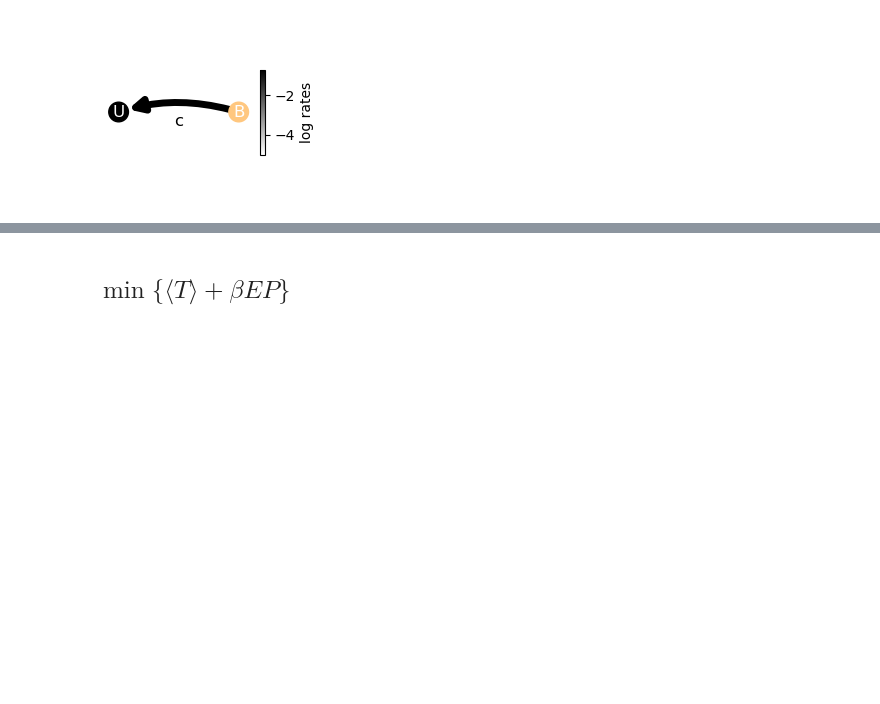
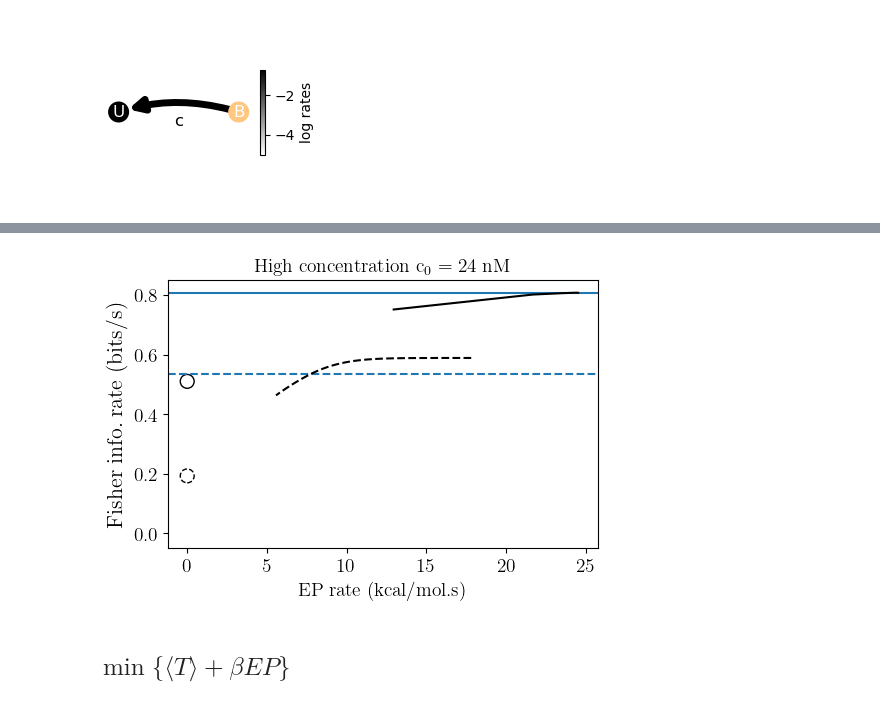
Before and after one commit to ta-rekt/LLROpt.jl, a Jupyter notebook: dev.ipynb, the cells around one changed output, grey strips where cells are left out. Cells and saved outputs as stored; diff of their text form; code cells hidden in the pictures; blank space fills up the shorter version.

```diff
--- a/dev.ipynb
+++ b/dev.ipynb
@@ -1478,0 +1473,82 @@ ax.legend(fontsize=14, loc='lower right')
+# %%
+dirname_full = "20250527/1bs-fir-epr-c0"
+dirname_acc = "20250528/fir-epr-hic"
+
+nedgess = [7, 8]
+figsize = (5,3.5)
+ks = [64, 64]
+# bounds = [[1,6], [2,30]]
+bounds = [[0,4], [2,32]]
+RS = 300*1.987 / 1000
+dirs = [dirname_full, dirname_acc]
+whichfs = ["full", "acc"]
+whichas = ["spec", "spec"]
+colors = ["black", "black"]
+labels=["$\max\{\dot{\cal F}(c_0)\}$", "$\max\{\dot{\cal F}_m(c_0)\}$"]
+linestyles=["solid", "dashed"]
+
+plt.rcParams['text.usetex'] = True
+
+fig, ax = plt.subplots(1,1, figsize=figsize, layout="constrained")
+
+ax.set_ylabel(r"$\rm Fisher\; info.\; rate\; (bits/s)$", fontsize=16)
+ax.set_xlabel(r"$\rm{EP\; rate\;(kcal/mol.s)}$", fontsize=14)
+
+kc=42
+kboff = 0.0888
+konb = 5
+
+bounds = [[1,9],]
+
+for i in [0,1]:
+    k = ks[i]
+    dirname = dirs[i]
+    whichf = whichfs[i]
+    whicha = whichas[i]
+    nedges = nedgess[i]
+    data, params = utils.get_data(dirname, whichf, whicha)
+    ngammas = len(params["gammas"])
+    nbetas = len(params["betas"])
+
+    input_edges = [(0,2), (1,3)]
+    on_ind = [0,1,0,1]
+
+    if i == 1:
+        m = 2
+        mask = 20
+        bds = [2,68]
+        irvals = np.array([data[kc]['1']['1'][nedges] for kc in range(1, nbetas+1)])
+        epvals = RS*np.array([data[kc]['1']['1'][nedges+m] for kc in range(1, nbetas+1)])
+        c = 1
+        # ax.axhline(y=(2/3)*c*kboff*konb/(c*kboff+konb), linestyle="dashed")
+        ax.axhline(y=(2/3)*0.16*5, linestyle="dashed")
+
+        ax.scatter(epvals[0], irvals[0], facecolors='none', edgecolors="black", s=100,
+                   linestyle=linestyles[i])
+    else:
+        m = 4
+        mask = 2
+        bds = [1,7]
+        irvals = np.array([data[kc][str(kg)]['1'][nedges] for kg in range(1, ngammas+1)])
+        epvals = RS*np.array([data[kc][str(kg)]['1'][nedges+m] for kg in range(1, ngammas+1)])
+        c = params["betas"][kc-1]
+        print(c)
+        # ax.axhline(y=c*kboff*konb/(c*kboff+konb))
+        ax.axhline(y=0.1616*5)
+
+        ax.scatter(epvals[0], 0.51, facecolors='none', edgecolors="black", s=100,
+                   linestyle=linestyles[i])
+
+    xydata_ = np.stack((epvals[mask:], irvals[mask:]), axis=1)
+    hull = ConvexHull(xydata_)
+    xhull = [xydata_[hull.vertices[i]][0] for i in range(bds[0], bds[1])]
+    yhull = [xydata_[hull.vertices[i]][1] for i in range(bds[0], bds[1])]
+
+    ax.plot(xhull, yhull, color=colors[i], linestyle=linestyles[i])
+    # ax.scatter(epvals[mask:], irvals[mask:], color=colors[i], linestyle=linestyles[i])
+
+ax.tick_params(axis='both', which='major', labelsize=14)
+# ax.set_xlim(-0.1, 2.55)
+ax.set_ylim(-0.05, 0.85)
+ax.set_title(r"$\rm High\; concentration\; c_0=24\; nM$", fontsize=14)
+# %% [output]
@@ -1478,0 +1557 @@ ax.legend(fontsize=14, loc='lower right')
+[figure, added]
```
Also changed, not shown: parts of 10 cells of this notebook, 12 other files.
